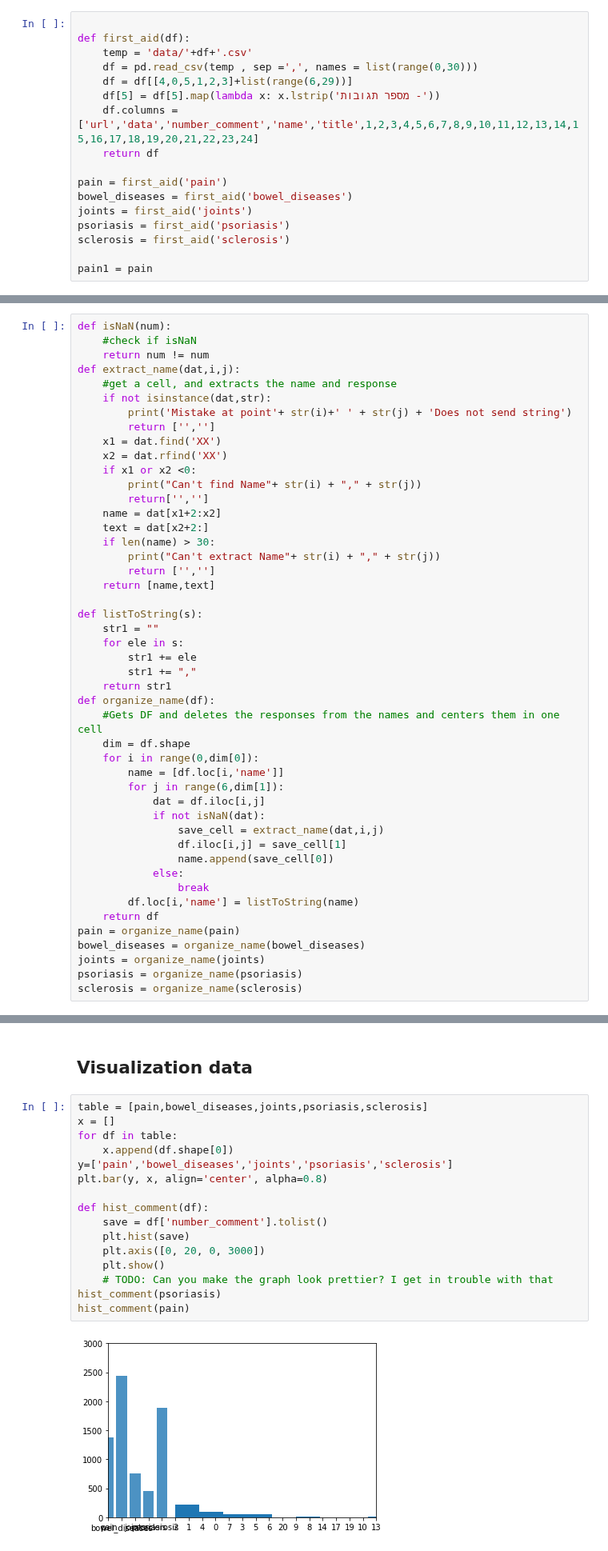
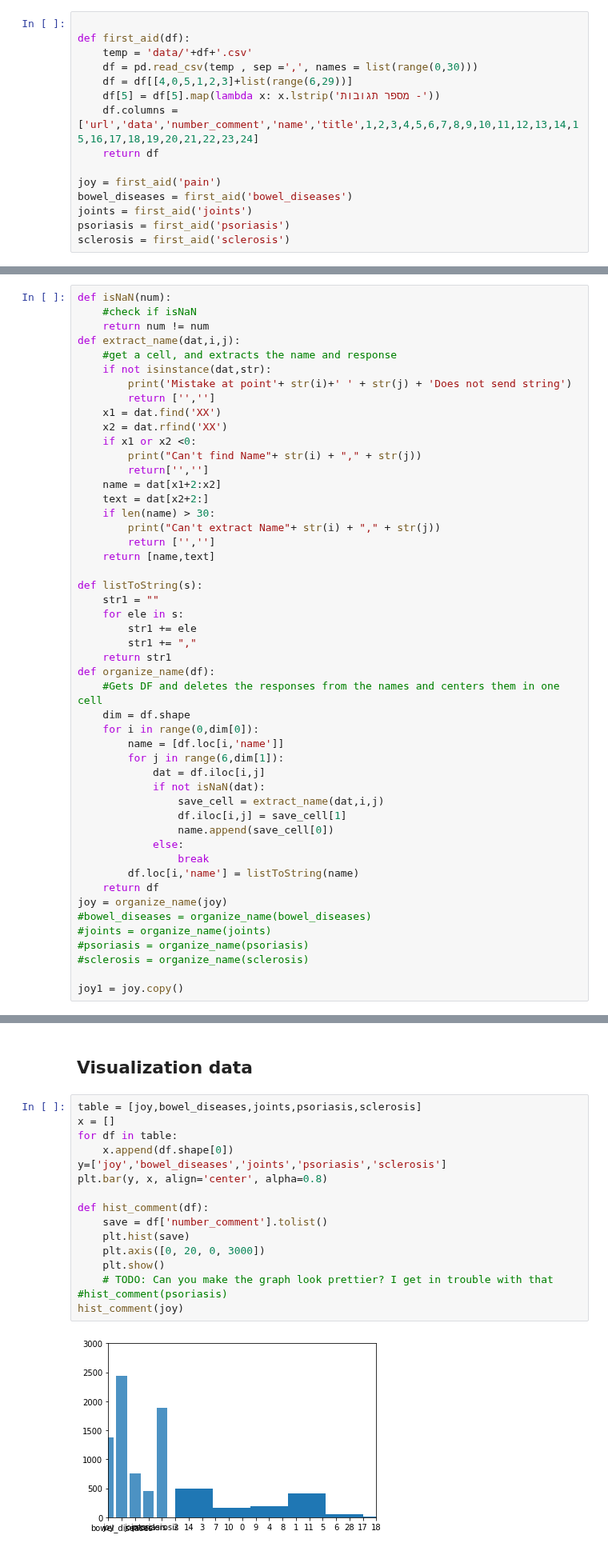
Before and after one commit to roishlezinger/nlpH, a Jupyter notebook: final project/organizes_data.ipynb, the cells around one changed output, grey strips where cells are left out. Shown at 80% size. Drawn from its saved outputs; the diff is of its cells as text.

```diff
--- a/final project/organizes_data.ipynb
+++ b/final project/organizes_data.ipynb
@@ -15,13 +18,11 @@ def first_aid(df):
     df.columns = ['url','data','number_comment','name','title',1,2,3,4,5,6,7,8,9,10,11,12,13,14,15,16,17,18,19,20,21,22,23,24]
     return df
 
-pain = first_aid('pain')
+joy = first_aid('pain')
 bowel_diseases = first_aid('bowel_diseases')
 joints = first_aid('joints')
 psoriasis = first_aid('psoriasis')
 sclerosis = first_aid('sclerosis')
-
-pain1 = pain
 # %% [markdown]
 ## organize data + future engineer
 ### Collect names in one column
@@ -67,11 +68,13 @@ def organize_name(df):
                 break
         df.loc[i,'name'] = listToString(name)
     return df
-pain = organize_name(pain)
-bowel_diseases = organize_name(bowel_diseases)
-joints = organize_name(joints)
-psoriasis = organize_name(psoriasis)
-sclerosis = organize_name(sclerosis)
+joy = organize_name(joy)
+#bowel_diseases = organize_name(bowel_diseases)
+#joints = organize_name(joints)
+#psoriasis = organize_name(psoriasis)
+#sclerosis = organize_name(sclerosis)
+
+joy1 = joy.copy()
 # %% [output]
 Can't extract Name121,9
 Can't extract Name361,11
@@ -83,20 +178,20 @@ Can't extract Name1455,24
 # %% [markdown]
 ## Visualization data
 # %%
-table = [pain,bowel_diseases,joints,psoriasis,sclerosis]
+table = [joy,bowel_diseases,joints,psoriasis,sclerosis]
 x = []
 for df in table:
     x.append(df.shape[0])
-y=['pain','bowel_diseases','joints','psoriasis','sclerosis']
+y=['joy','bowel_diseases','joints','psoriasis','sclerosis']
 plt.bar(y, x, align='center', alpha=0.8)
 
 def hist_comment(df):
     save = df['number_comment'].tolist()
     plt.hist(save)
     plt.axis([0, 20, 0, 3000])
     plt.show()
     # TODO: Can you make the graph look prettier? I get in trouble with that
-hist_comment(psoriasis)
-hist_comment(pain)
+#hist_comment(psoriasis)
+hist_comment(joy)
 # %% [output]
-[figure, old version]
+[figure, new version]
```
Also changed, not shown: parts of 9 cells of this notebook.
